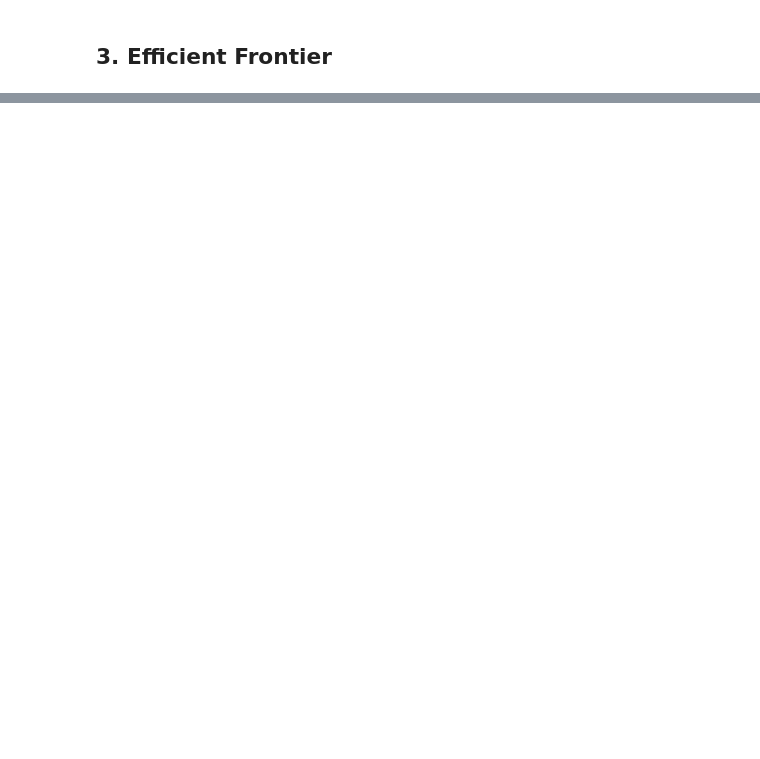
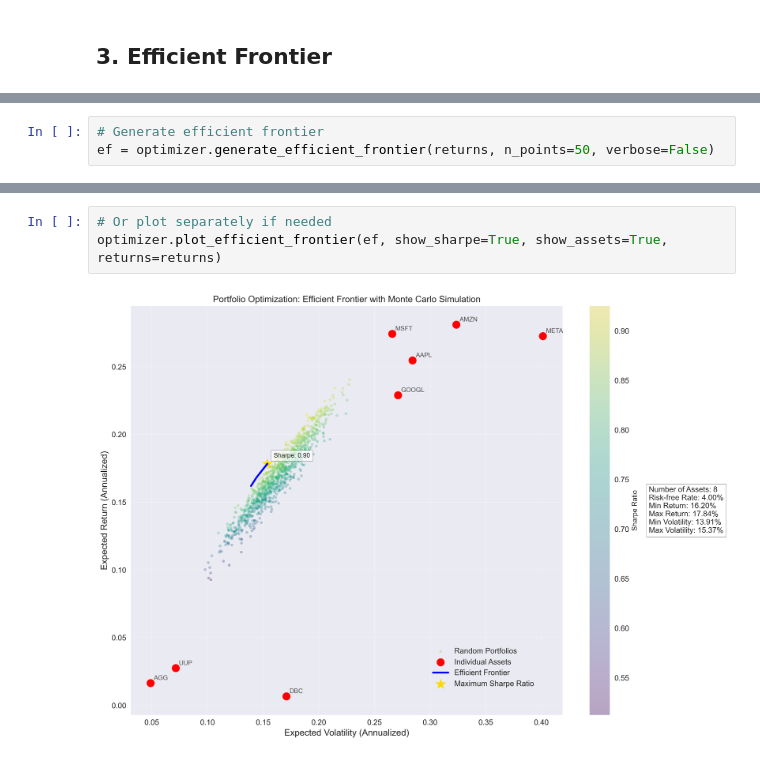
Before and after one commit to FrostNT1/Portfolio-Optimization, a Jupyter notebook: notebooks/00_data-exploration.ipynb, the cells around one changed output, grey strips where cells are left out. Cells and saved outputs as stored; diff of their text form; blank space fills up the shorter version.

Commit message:
Tests and fixes
added a few more tests. Explored the efficient frontier in notebook

```diff
--- a/notebooks/00_data-exploration.ipynb
+++ b/notebooks/00_data-exploration.ipynb
@@ -175,0 +173,3 @@ Exception: Failed to generate efficient frontier: Failed to generate any efficie
+# %%
+# Generate efficient frontier
+ef = optimizer.generate_efficient_frontier(returns, n_points=50, verbose=False)
@@ -175,0 +199,5 @@ Exception: Failed to generate efficient frontier: Failed to generate any efficie
+# %%
+# Or plot separately if needed
+optimizer.plot_efficient_frontier(ef, show_sharpe=True, show_assets=True, returns=returns)
+# %% [output]
+[figure, added]
```
Also changed, not shown: parts of 7 cells of this notebook, 10 other files.
